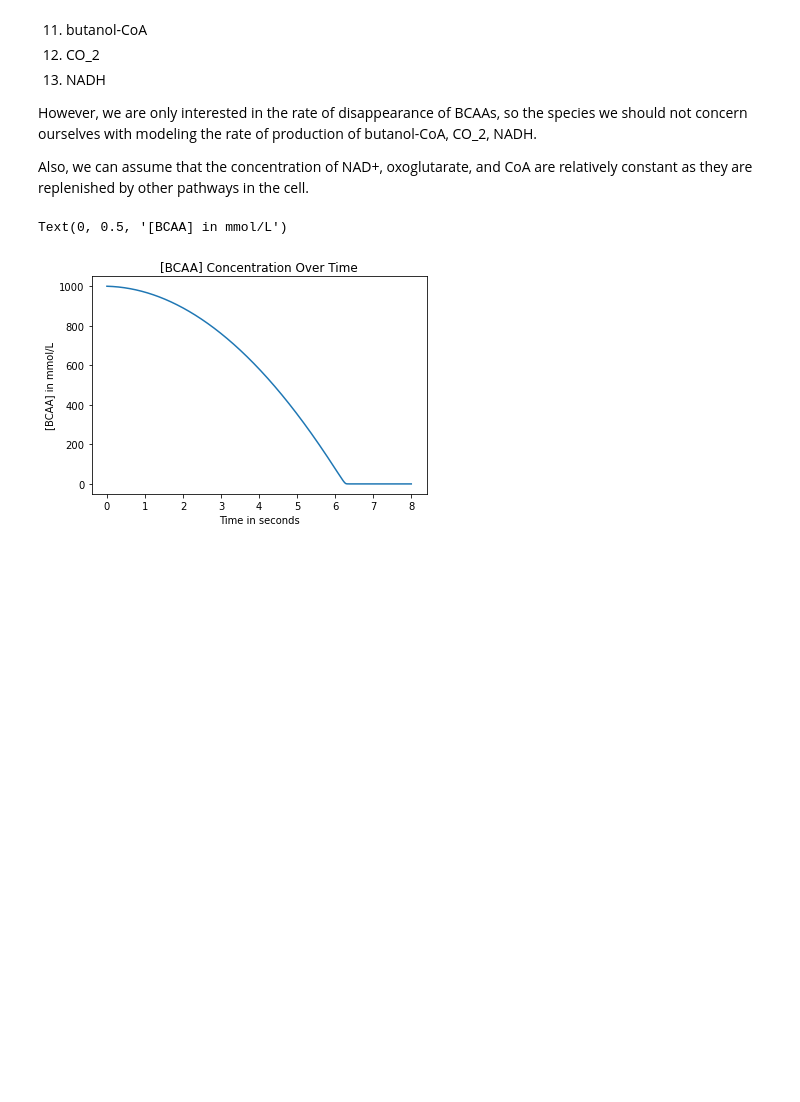
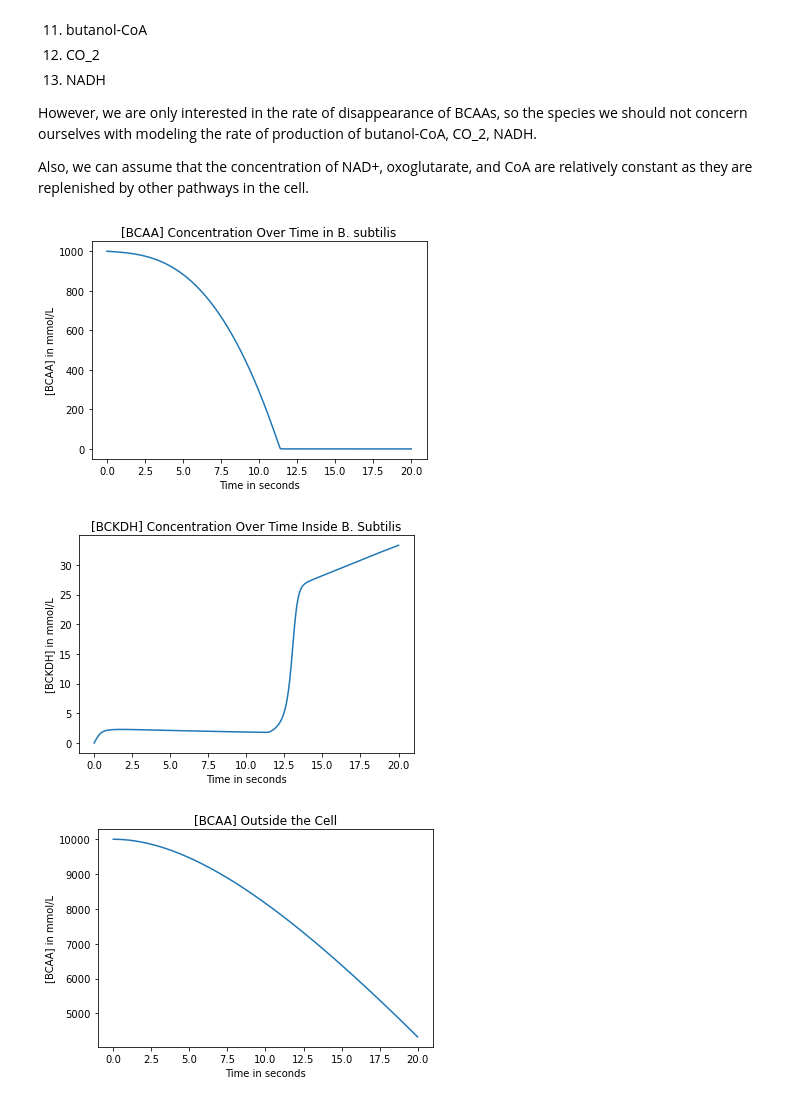
Before and after one commit to BloonCorps/iGEMIT-Modeling, a Jupyter notebook: gene_expression_enzyme_kinetics.ipynb, the cells around one changed output. Saved outputs shown, nothing was run; the diff lists cells and outputs as text; code cells hidden in the pictures; blank space fills up the shorter version.

```diff
--- a/gene_expression_enzyme_kinetics.ipynb
+++ b/gene_expression_enzyme_kinetics.ipynb
@@ -89,11 +70,14 @@ However, we are only interested in the rate of disappearance of BCAAs, so the sp
 Also, we can assume that the concentration of NAD+, oxoglutarate, and CoA are relatively constant as they are replenished by other pathways in the cell.
 # %%
 species = { #concentrations in mmol/L
+    #transport protein
+    'bCAP': 0,
     #Enzymes
     'ilvK': 0,
     'BCKDH': 0,
     #Rectants
-    'BCAA': 1000,
+    'BCAA_out': 10000,
+    'BCAA_in': 1000,
     'oxoglutarate': 1,
     'BCKA': 1,
     'NAD+': 1,
@@ -106,17 +90,21 @@ species = { #concentrations in mmol/L
 consts = {
     #ilvK constants
     'lambda_1': 5,
-    'sigma_1': 1,
+    'sigma_1': 0.1,
+    #BCAP constants
+    'lambda_2': 5,
+    'sigma_2': 0.1,
     #BCKDH constants
     'lambda_3': 5,
-    'sigma_3': 1,
+    'sigma_3': 0.1,
     #Rate constants
-    'k_1': 10,
-    'k_-1': 1,
+    'k_1': 100,
+    'k_-1': 10,
     'k_2': 10,
     'k_3': 1,
     'k_-3': 0.1,
-    'k_4': 10.
+    'k_4': 10,
+    'k_in': 0 #10,
 }
 
 #Define reaction.
@@ -131,44 +119,73 @@ def reaction(conc, time):
     bcka_conc = conc[3]
     complex2_conc = conc[4]
     bckdh_conc = conc[5]
+    bcaa_out = conc[6]
+    bcap_conc = conc[7]
 
-    dBCAAdt = -consts['k_1']*bcaa_conc*ilvK_conc*oxoglutarate_conc \
-        + consts['k_-1']*complex1_conc
+    dBCAAindt = -consts['k_1']*bcaa_conc*ilvK_conc*oxoglutarate_conc \
+        + consts['k_-1']*complex1_conc \
+        + consts['k_in']*bcap_conc
 
     dilvKdt = -consts['k_1']*bcaa_conc*ilvK_conc*oxoglutarate_conc \
         + consts['k_-1']*complex1_conc + consts['k_2']*complex1_conc \
         + consts['lambda_1'] - consts['sigma_1']*ilvK_conc
 
     dcomplex1dt = consts['k_1']*bcaa_conc*ilvK_conc \
         - consts['k_-1']*complex1_conc - consts['k_2']*complex1_conc
 
     dBCKAdt = consts['k_2']*complex1_conc \
         - consts['k_3']*bcka_conc*bckdh_conc*nadt_conc*coa_conc \
         + consts['k_-3']*complex2_conc
 
     dcomplex2dt = consts['k_3']*bcka_conc*bckdh_conc*nadt_conc*coa_conc \
         - consts['k_-3']*complex2_conc - consts['k_4']*complex2_conc
 
     dBCKDHdt = -consts['k_3']*bcka_conc*bckdh_conc*nadt_conc*coa_conc \
         + consts['k_-3']*complex2_conc + consts['k_4']*complex2_conc \
         + consts['lambda_3'] - consts['sigma_3']*bckdh_conc
 
-    return [dBCAAdt, dilvKdt, dcomplex1dt, dBCKAdt, dcomplex2dt, dBCKDHdt]
+    dBCAAoutdt = -consts['k_in']*bcap_conc
+
+    dbCAPdt = consts['lambda_2'] - consts['sigma_2']*bcap_conc
+
+    return [dBCAAindt, dilvKdt, dcomplex1dt, \
+        dBCKAdt, dcomplex2dt, dBCKDHdt, \
+        dBCAAoutdt, dbCAPdt]
 
 #Define timesteps.
-t = np.linspace(0, 4, 1000) #step times
+t = np.linspace(0, 20, 1000) #step times
 
 #Solve the ODE with initial condition defined in species.
 s = species
-initial_conc = [s['BCAA'], s['ilvK'], s['Complex1'], \
-    s['BCKA'], s['Complex2'], s['BCKDH']]
+initial_conc = [s['BCAA_in'], s['ilvK'], s['Complex1'], \
+    s['BCKA'], s['Complex2'], s['BCKDH'], s['BCAA_out'], s['bCAP']]
+
 solution = odeint(reaction, initial_conc, t)
 
-#Plot the solution.
+fig = plt.figure(0)
+fig.clf()
 plt.plot(t, solution[:, 0])
-plt.title("[BCAA] Concentration Over Time")
+plt.title("[BCAA] Concentration Over Time in B. subtilis")
 plt.xlabel('Time in seconds')
 plt.ylabel('[BCAA] in mmol/L')
+plt.show()
+
+fig = plt.figure(0)
+fig.clf()
+plt.plot(t, solution[:, 5])
+plt.title("[BCKDH] Concentration Over Time Inside B. Subtilis")
+plt.xlabel('Time in seconds')
+plt.ylabel('[BCKDH] in mmol/L')
+plt.show()
+
+fig = plt.figure(0)
+fig.clf()
+plt.plot(t, solution[:, 6])
+plt.title("[BCAA] Outside the Cell")
+plt.xlabel('Time in seconds')
+plt.ylabel('[BCAA] in mmol/L')
+plt.show()
 # %% [output]
-Text(0, 0.5, '[BCAA] in mmol/L')
-[figure, old version]
+[figure, new version]
+[figure, added]
+[figure, added]
```
Also changed, not shown: parts of 3 cells of this notebook.
